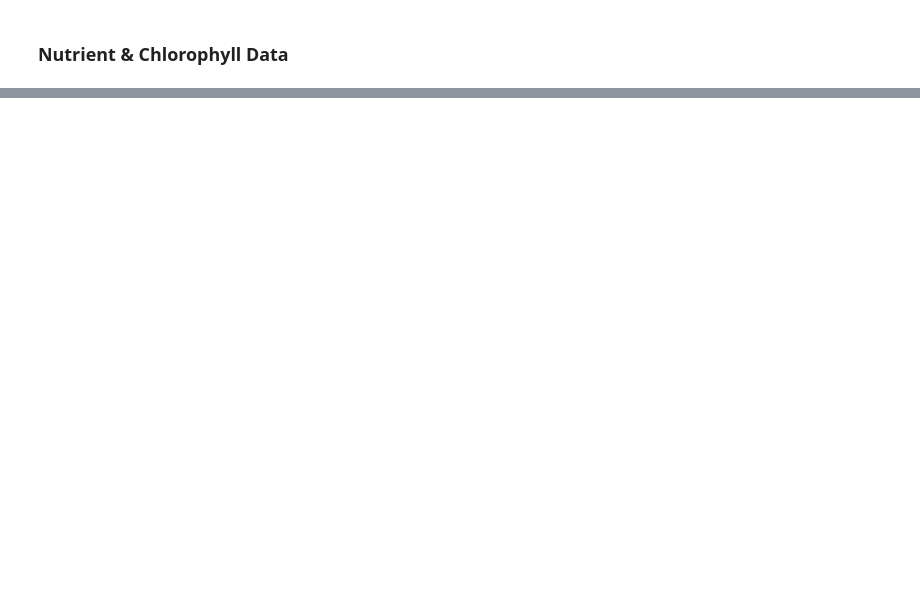
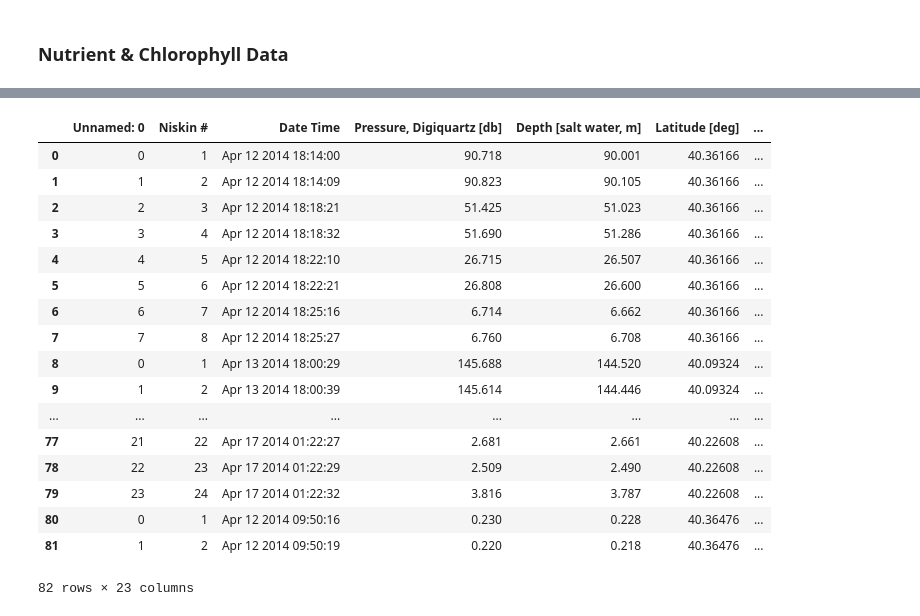
Before and after one commit to cooleyky/QAQC_Sandbox, a Jupyter notebook: Ship_data/btl_file_processing.ipynb, the cells around one changed output, grey strips where cells are left out. Drawn from its saved outputs; the diff is of its cells as text; code cells hidden in the pictures; blank space fills up the shorter version.

Commit message:
Processed Bottle Sample Summary files prepared for pre-release to Alfresco.

```diff
--- a/Ship_data/btl_file_processing.ipynb
+++ b/Ship_data/btl_file_processing.ipynb
@@ -383,7 +527,28 @@ sample_log = sample_log.merge(chl_df, how='left', left_on=['Station-Cast #','Chl
 sample_log.drop(['Discrete Station-Cast #','Discrete Brown Bottle #'],axis='columns',inplace=True)
 # %%
 # Now load the CTD summary data
-CTD = pd.read_csv(basepath+array+cruise+'Leg_1/'+ctd_dir+'CTD_Summary.csv')
+CTD = pd.read_csv(basepath+array+cruise+ctd_dir+'CTD_Summary.csv')
+# %%
+CTD
+# %% [output]
+|  | Unnamed: 0 | Niskin # | Date Time | Pressure, Digiquartz [db] | Depth [salt water, m] | Latitude [deg] | ... |
+| 0 | 0 | 1 | Apr 12 2014 18:14:00 | 90.718 | 90.001 | 40.36166 | ... |
+| 1 | 1 | 2 | Apr 12 2014 18:14:09 | 90.823 | 90.105 | 40.36166 | ... |
+| 2 | 2 | 3 | Apr 12 2014 18:18:21 | 51.425 | 51.023 | 40.36166 | ... |
+| 3 | 3 | 4 | Apr 12 2014 18:18:32 | 51.690 | 51.286 | 40.36166 | ... |
+| 4 | 4 | 5 | Apr 12 2014 18:22:10 | 26.715 | 26.507 | 40.36166 | ... |
+| 5 | 5 | 6 | Apr 12 2014 18:22:21 | 26.808 | 26.600 | 40.36166 | ... |
+| 6 | 6 | 7 | Apr 12 2014 18:25:16 | 6.714 | 6.662 | 40.36166 | ... |
+| 7 | 7 | 8 | Apr 12 2014 18:25:27 | 6.760 | 6.708 | 40.36166 | ... |
+| 8 | 0 | 1 | Apr 13 2014 18:00:29 | 145.688 | 144.520 | 40.09324 | ... |
+| 9 | 1 | 2 | Apr 13 2014 18:00:39 | 145.614 | 144.446 | 40.09324 | ... |
+| ... | ... | ... | ... | ... | ... | ... | ... |
+| 77 | 21 | 22 | Apr 17 2014 01:22:27 | 2.681 | 2.661 | 40.22608 | ... |
+| 78 | 22 | 23 | Apr 17 2014 01:22:29 | 2.509 | 2.490 | 40.22608 | ... |
+| 79 | 23 | 24 | Apr 17 2014 01:22:32 | 3.816 | 3.787 | 40.22608 | ... |
+| 80 | 0 | 1 | Apr 12 2014 09:50:16 | 0.230 | 0.228 | 40.36476 | ... |
+| 81 | 1 | 2 | Apr 12 2014 09:50:19 | 0.220 | 0.218 | 40.36476 | ... |
+82 rows × 23 columns
 # %%
 column_list = []
 for name in list(sample_log.columns.values):
```
Also changed, not shown: parts of 34 cells of this notebook, 27 other files.
